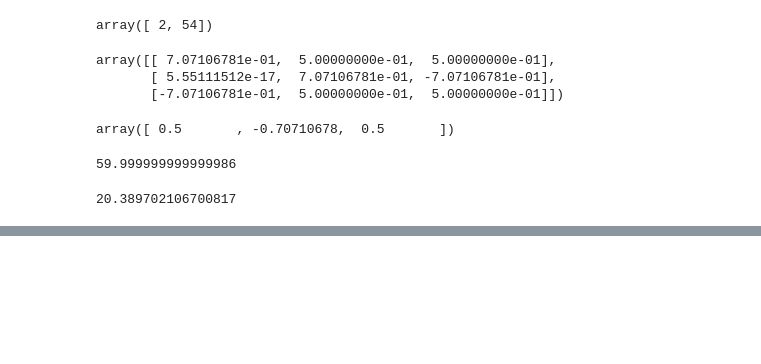
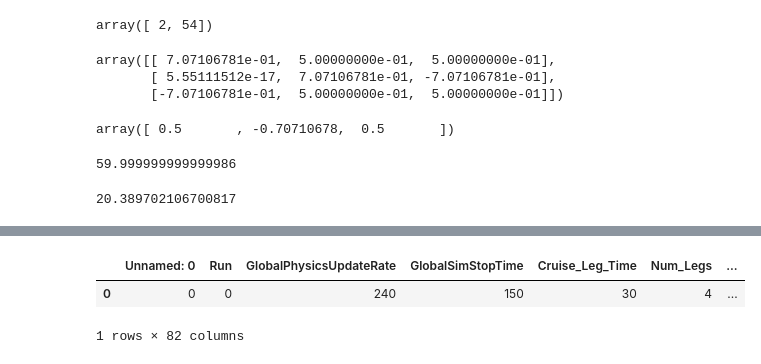
Before and after one commit to zhihaoquek/AAM_Sim, a Jupyter notebook: Debug and Develop.ipynb, the cells around one changed output, grey strips where cells are left out. Cells and saved outputs as stored; diff of their text form; code cells hidden in the pictures; blank space fills up the shorter version.

```diff
--- a/Debug and Develop.ipynb
+++ b/Debug and Develop.ipynb
@@ -336,0 +634,8 @@ attitude*180/np.pi
+# %%
+from MonteCarlo.TwoAircraftEncounter.ScenarioMP import get_param
+
+get_param()
+# %% [output]
+|  | Unnamed: 0 | Run | GlobalPhysicsUpdateRate | GlobalSimStopTime | Cruise_Leg_Time | Num_Legs | ... |
+| 0 | 0 | 0 | 240 | 150 | 30 | 4 | ... |
+1 rows × 82 columns
```
Also changed, not shown: parts of 24 cells of this notebook, 14 other files.
